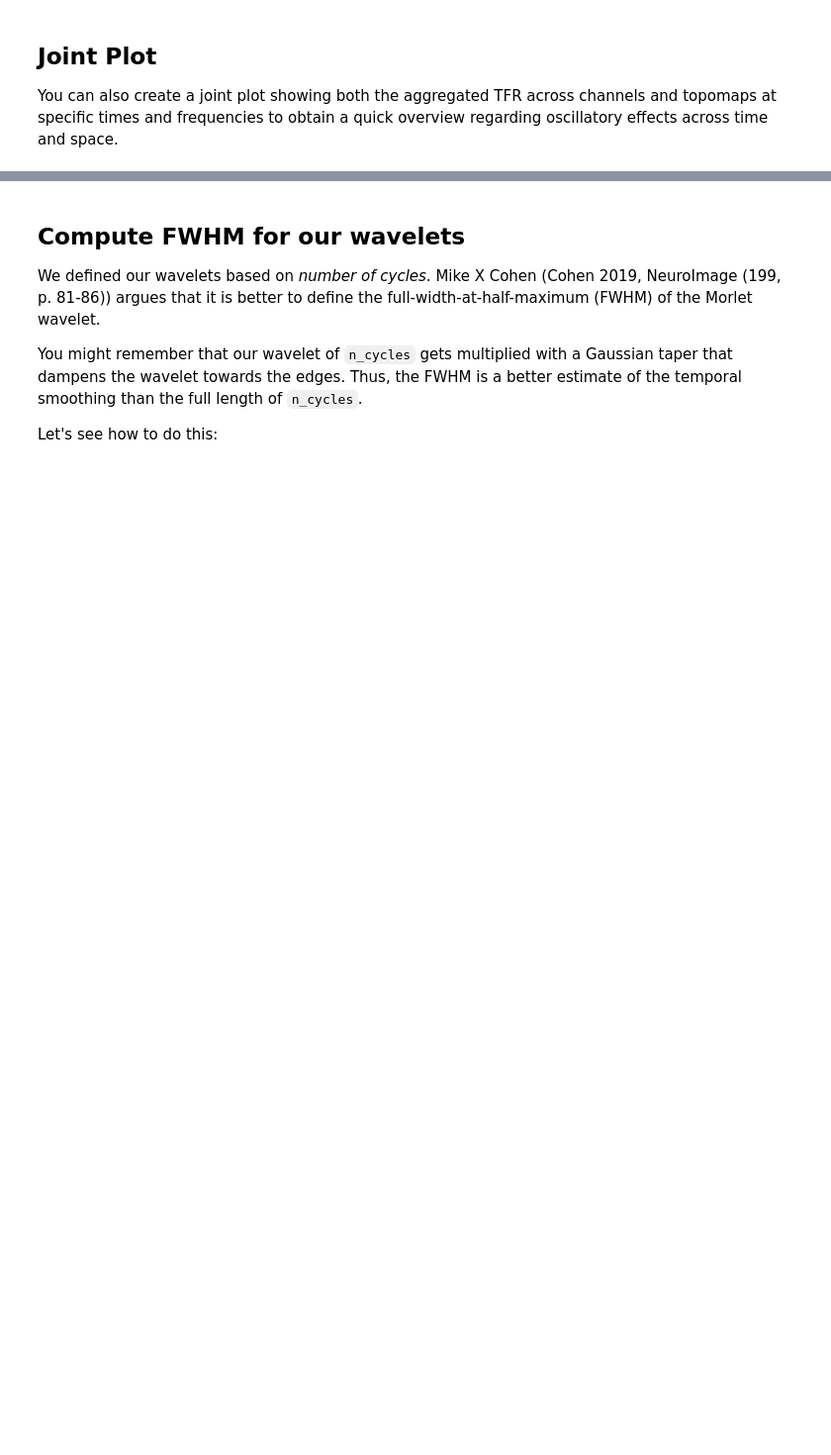
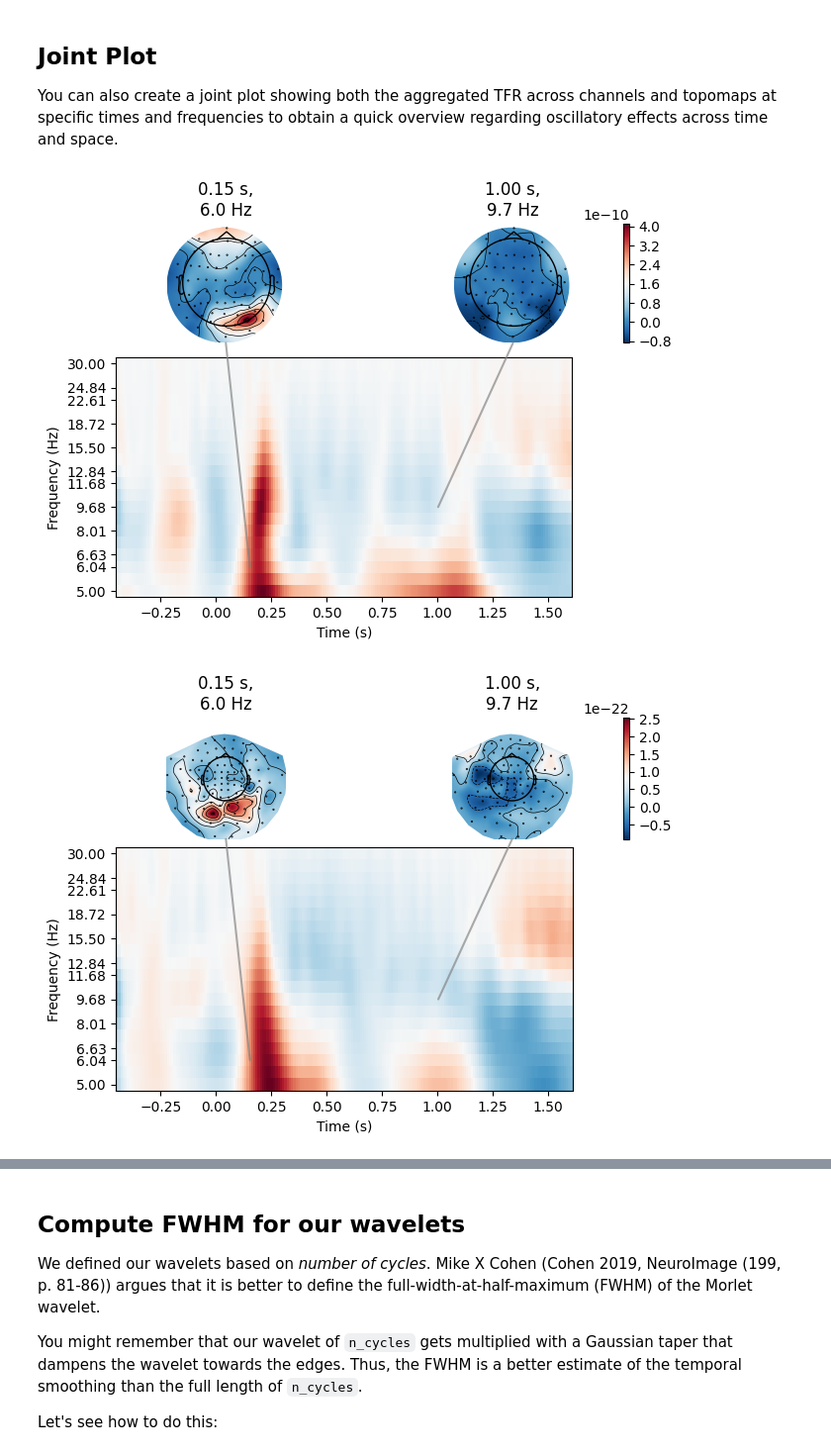
Before and after one commit to wmvanvliet/mne_practical_meeg_2025, a Jupyter notebook: 3-Time_frequency_analysis.ipynb, the cells around one changed output, grey strips where cells are left out. Shown at 99% size. Cells and saved outputs as stored; diff of their text form; code cells hidden in the pictures; blank space fills up the shorter version.

```diff
--- a/3-Time_frequency_analysis.ipynb
+++ b/3-Time_frequency_analysis.ipynb
@@ -148,3 +204,6 @@ power.plot_topo?
 # %%
 power.plot_joint(baseline=baseline, mode='mean', tmin=None, tmax=None,
-                 timefreqs=[(0.15, 6.), (1., 10.)]);
+                 timefreqs=[(0.15, 6.), (1., 10.)], topomap_args=dict(sphere=sphere));
+# %% [output]
+[figure, added]
+[figure, added]
```
Also changed, not shown: parts of 23 cells of this notebook.
